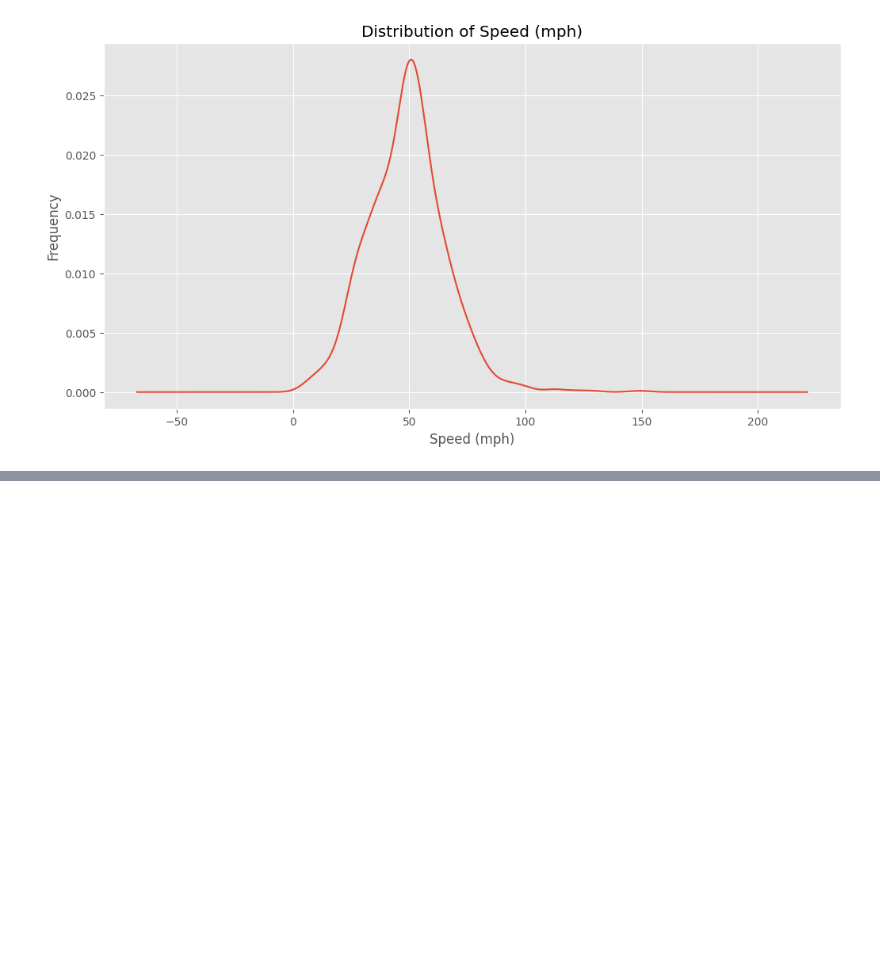
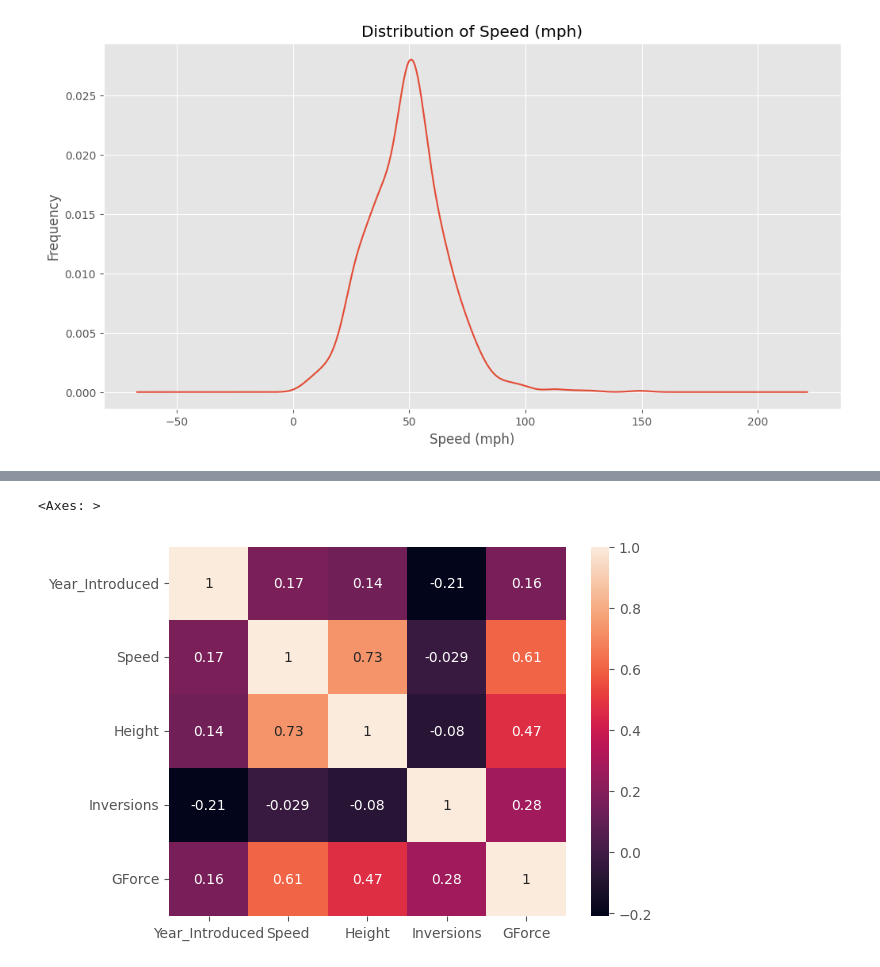
Before and after one commit to ronnin796/Exploratory_Data_Analysis, a Jupyter notebook: roaller_coaster.ipynb, the cells around one changed output, grey strips where cells are left out. Saved outputs shown, nothing was run; the diff lists cells and outputs as text; code cells hidden in the pictures; blank space fills up the shorter version.

```diff
--- a/roaller_coaster.ipynb
+++ b/roaller_coaster.ipynb
@@ -117,0 +142,5 @@ Text(0, 0.5, 'Frequency')
+# %%
+sns.heatmap(df_corr , annot = True)
+# %% [output]
+<Axes: >
+[figure, added]
```
Also changed, not shown: parts of 8 cells of this notebook.
